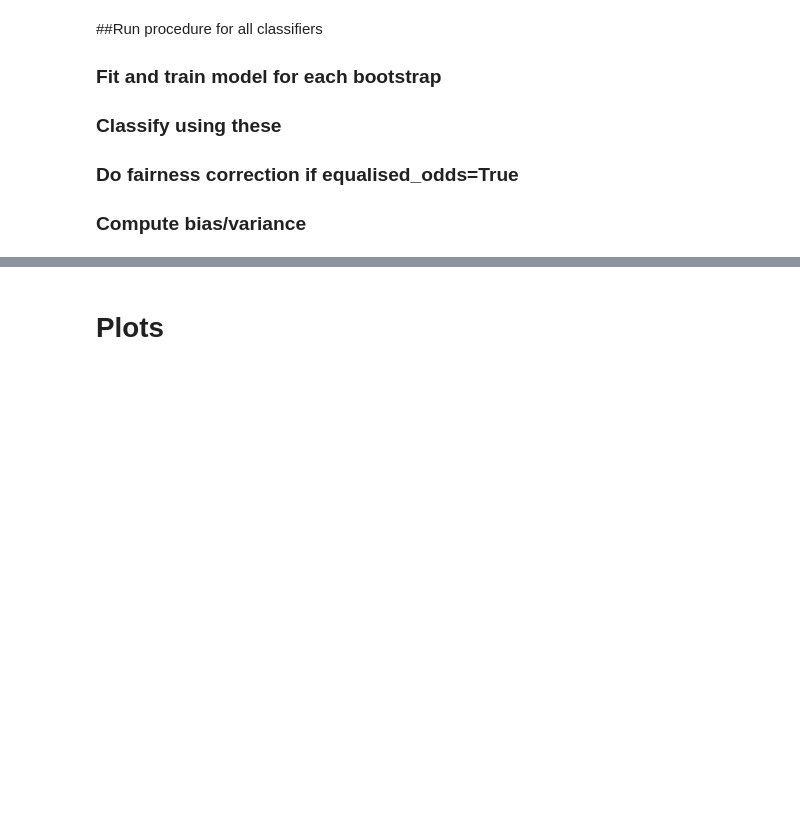
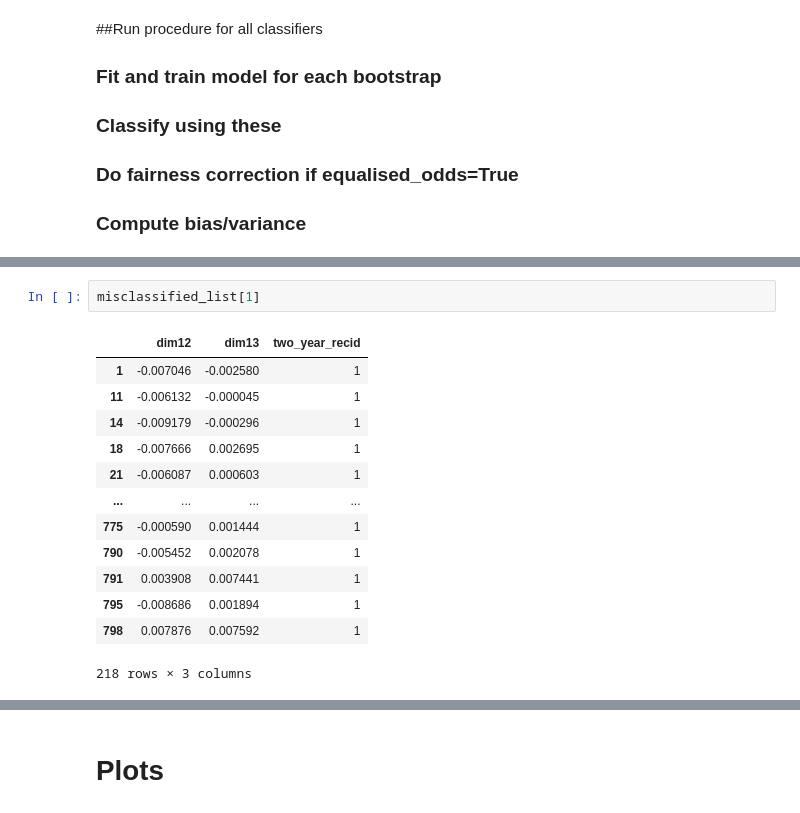
Before and after one commit to clairecoffey/project, a Jupyter notebook: claire_project.ipynb, the cells around one changed output, grey strips where cells are left out. Drawn from its saved outputs; the diff is of its cells as text; blank space fills up the shorter version.

```diff
--- a/claire_project.ipynb
+++ b/claire_project.ipynb
@@ -561,0 +579,16 @@ SVC(C=1000, break_ties=False, cache_size=200, class_weight=None, coef0=0.0,
+# %%
+misclassified_list[1]
+# %% [output]
+|  | dim12 | dim13 | two_year_recid |
+| 1 | -0.007046 | -0.002580 | 1 |
+| 11 | -0.006132 | -0.000045 | 1 |
+| 14 | -0.009179 | -0.000296 | 1 |
+| 18 | -0.007666 | 0.002695 | 1 |
+| 21 | -0.006087 | 0.000603 | 1 |
+| ... | ... | ... | ... |
+| 775 | -0.000590 | 0.001444 | 1 |
+| 790 | -0.005452 | 0.002078 | 1 |
+| 791 | 0.003908 | 0.007441 | 1 |
+| 795 | -0.008686 | 0.001894 | 1 |
+| 798 | 0.007876 | 0.007592 | 1 |
+218 rows × 3 columns
```
Also changed, not shown: parts of 16 cells of this notebook.
